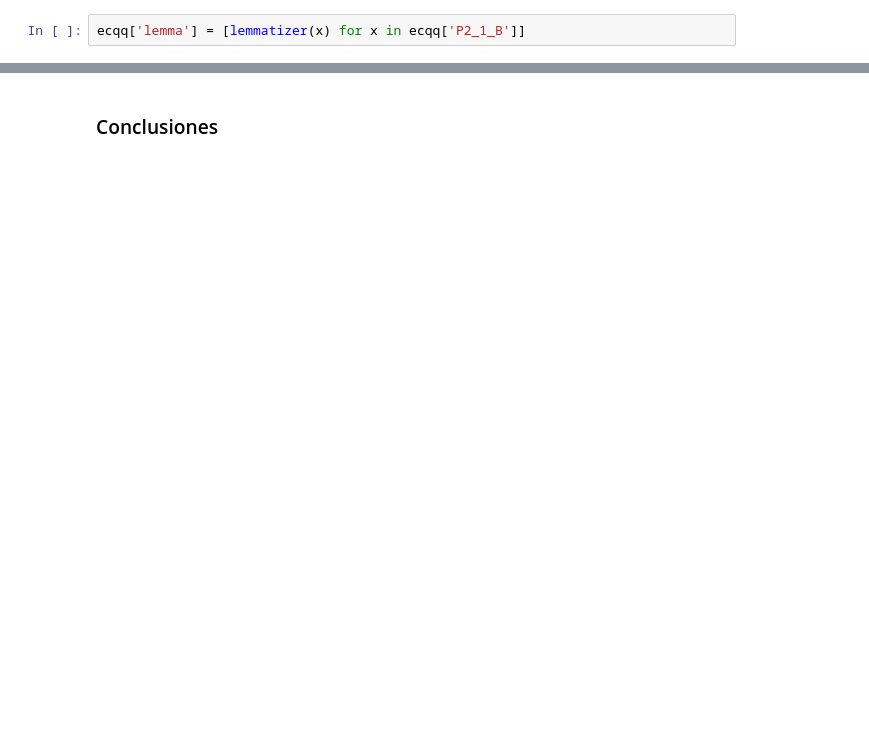
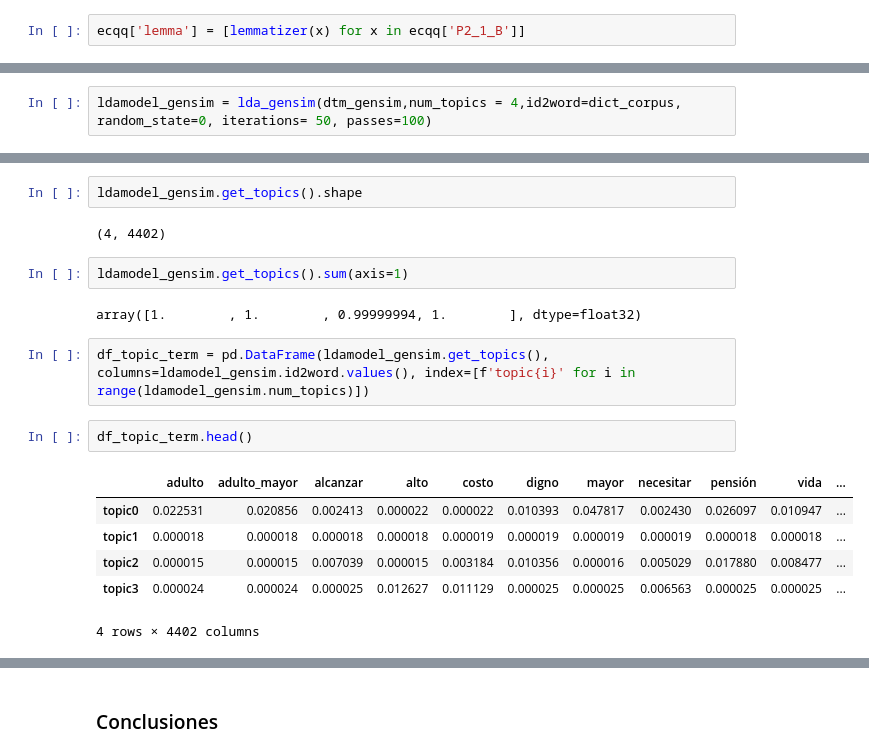
Before and after one commit to principioincertidumbre/Procesamiento-Lenguaje-Natural, a Jupyter notebook: Tarea_2/Notebook/tarea2_sofia_vits.ipynb, the cells around one changed output, grey strips where cells are left out. Drawn from its saved outputs; the diff is of its cells as text; blank space fills up the shorter version.

```diff
--- a/Tarea_2/Notebook/tarea2_sofia_vits.ipynb
+++ b/Tarea_2/Notebook/tarea2_sofia_vits.ipynb
@@ -164,0 +592,2 @@ ecqq.to_csv('ecqq_preprocesado.csv',sep='\t', index=False)
+# %%
+ldamodel_gensim = lda_gensim(dtm_gensim,num_topics = 4,id2word=dict_corpus, random_state=0, iterations= 50, passes=100)
@@ -164,0 +605,19 @@ ecqq.to_csv('ecqq_preprocesado.csv',sep='\t', index=False)
+# %%
+ldamodel_gensim.get_topics().shape
+# %% [output]
+(4, 4402)
+# %%
+ldamodel_gensim.get_topics().sum(axis=1)
+# %% [output]
+array([1.        , 1.        , 0.99999994, 1.        ], dtype=float32)
+# %%
+df_topic_term = pd.DataFrame(ldamodel_gensim.get_topics(), columns=ldamodel_gensim.id2word.values(), index=[f'topic{i}' for i in range(ldamodel_gensim.num_topics)])
+# %%
+df_topic_term.head()
+# %% [output]
+|  | adulto | adulto_mayor | alcanzar | alto | costo | digno | mayor | necesitar | pensión | vida | ... |
+| topic0 | 0.022531 | 0.020856 | 0.002413 | 0.000022 | 0.000022 | 0.010393 | 0.047817 | 0.002430 | 0.026097 | 0.010947 | ... |
+| topic1 | 0.000018 | 0.000018 | 0.000018 | 0.000018 | 0.000019 | 0.000019 | 0.000019 | 0.000019 | 0.000018 | 0.000018 | ... |
+| topic2 | 0.000015 | 0.000015 | 0.007039 | 0.000015 | 0.003184 | 0.010356 | 0.000016 | 0.005029 | 0.017880 | 0.008477 | ... |
+| topic3 | 0.000024 | 0.000024 | 0.000025 | 0.012627 | 0.011129 | 0.000025 | 0.000025 | 0.006563 | 0.000025 | 0.000025 | ... |
+4 rows × 4402 columns
```
Also changed, not shown: parts of 81 cells of this notebook.
